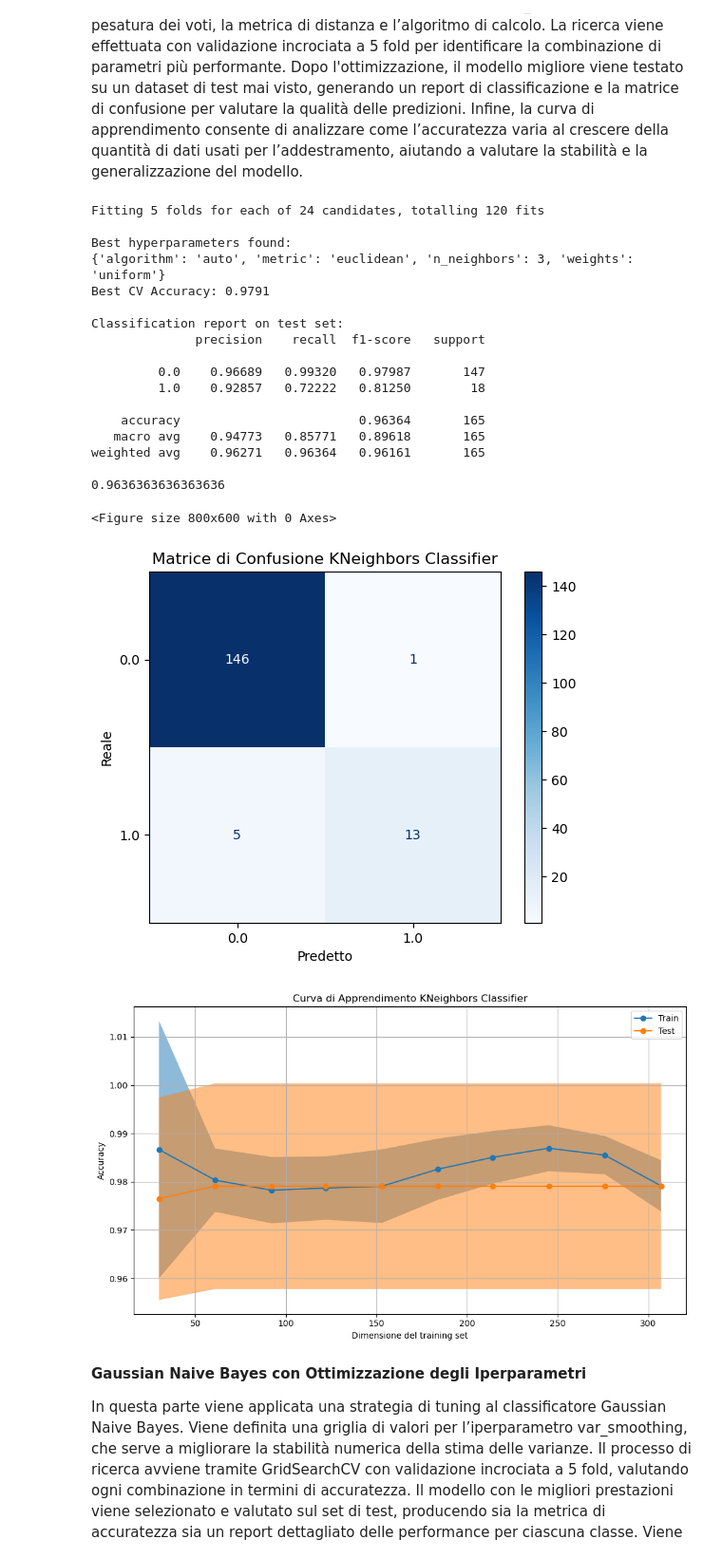
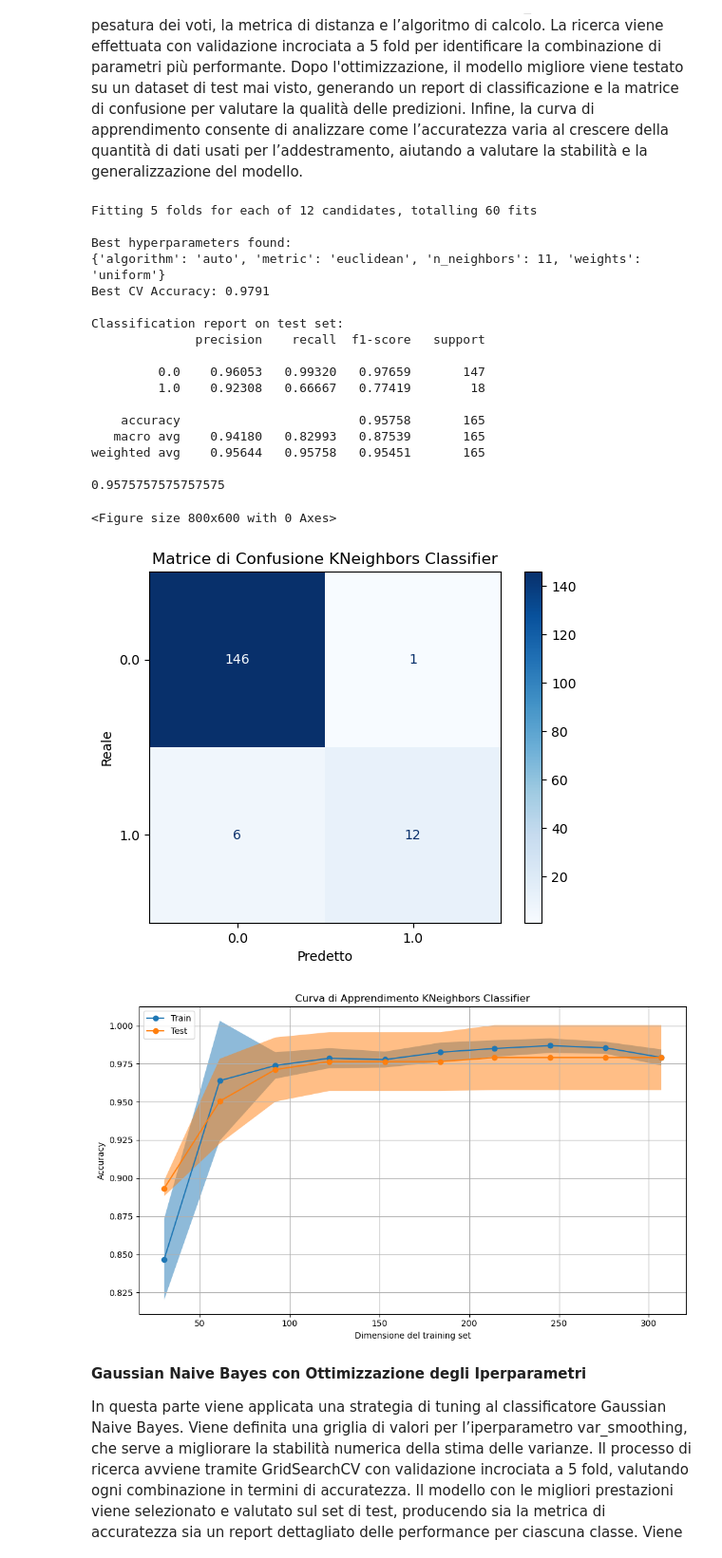
Before and after one commit to Surro03/machine_learning, a Jupyter notebook: machine_learning.ipynb, the cells around one changed output. Shown at 95% size. Cells and saved outputs as stored; diff of their text form; code cells hidden in the pictures.

```diff
--- a/machine_learning.ipynb
+++ b/machine_learning.ipynb
@@ -750,7 +750,7 @@ weighted avg       0.96      0.96      0.96       165
 from sklearn.model_selection import train_test_split
 #Inizializzazione parametri
 feature_cols = ['#friends', '#following', '#community', '#postshared', '#urlshared', 'age',
-                '#photos/videos', 'avgcomment/post', 'likes/post', 'tags/post', '#tags/post', 'fpurls', 'fpphotos/videos']
+                '#photos/videos', 'avgcomment/post', 'likes/post', 'tags/post', '#tags/post']
 
 X = training_clean[feature_cols].values
 y = training_clean['Label'].values
@@ -1024,7 +1024,7 @@ Dopo l'ottimizzazione, il modello migliore viene testato su un dataset di test m
 from sklearn.neighbors import KNeighborsClassifier
 
 param_grid = {
-    'n_neighbors': [3, 5, 7, 11, 15, 19],
+    'n_neighbors': [5, 7, 11, 15],
     'weights': ['uniform', 'distance'],
     'algorithm' : ['auto'],
     'metric': ['euclidean', 'manhattan'],
@@ -1078,42 +1078,42 @@ validation_params = {
     "cv": 5,
     "score_type": "both",
     "n_jobs": 4,
     "line_kw": {"marker": "o"},
     "std_display_style": "fill_between",
     "score_name": "Accuracy",
 }
 
 fig, ax = plt.subplots(figsize=(10, 6))
 LearningCurveDisplay.from_estimator(estimator = knn_model, ax=ax, **validation_params)
 
 ax.set_title("Curva di Apprendimento KNeighbors Classifier")
 ax.set_xlabel("Dimensione del training set")
 ax.set_ylabel("Accuracy")
 ax.legend(loc='best')
 ax.grid(True)
 plt.tight_layout()
 plt.show()
 # %% [output]
-Fitting 5 folds for each of 24 candidates, totalling 120 fits
+Fitting 5 folds for each of 12 candidates, totalling 60 fits
 
 Best hyperparameters found:
-{'algorithm': 'auto', 'metric': 'euclidean', 'n_neighbors': 3, 'weights': 'uniform'}
+{'algorithm': 'auto', 'metric': 'euclidean', 'n_neighbors': 11, 'weights': 'uniform'}
 Best CV Accuracy: 0.9791
 
 Classification report on test set:
               precision    recall  f1-score   support
 
-         0.0    0.96689   0.99320   0.97987       147
-         1.0    0.92857   0.72222   0.81250        18
+         0.0    0.96053   0.99320   0.97659       147
+         1.0    0.92308   0.66667   0.77419        18
 
-    accuracy                        0.96364       165
-   macro avg    0.94773   0.85771   0.89618       165
-weighted avg    0.96271   0.96364   0.96161       165
+    accuracy                        0.95758       165
+   macro avg    0.94180   0.82993   0.87539       165
+weighted avg    0.95644   0.95758   0.95451       165
 
-0.9636363636363636
+0.9575757575757575
 <Figure size 800x600 with 0 Axes>
 [figure]
-[figure, old version]
+[figure, new version]
 # %% [markdown]
 **Gaussian Naive Bayes con Ottimizzazione degli Iperparametri**
 
```
Also changed, not shown: parts of 6 cells of this notebook.
